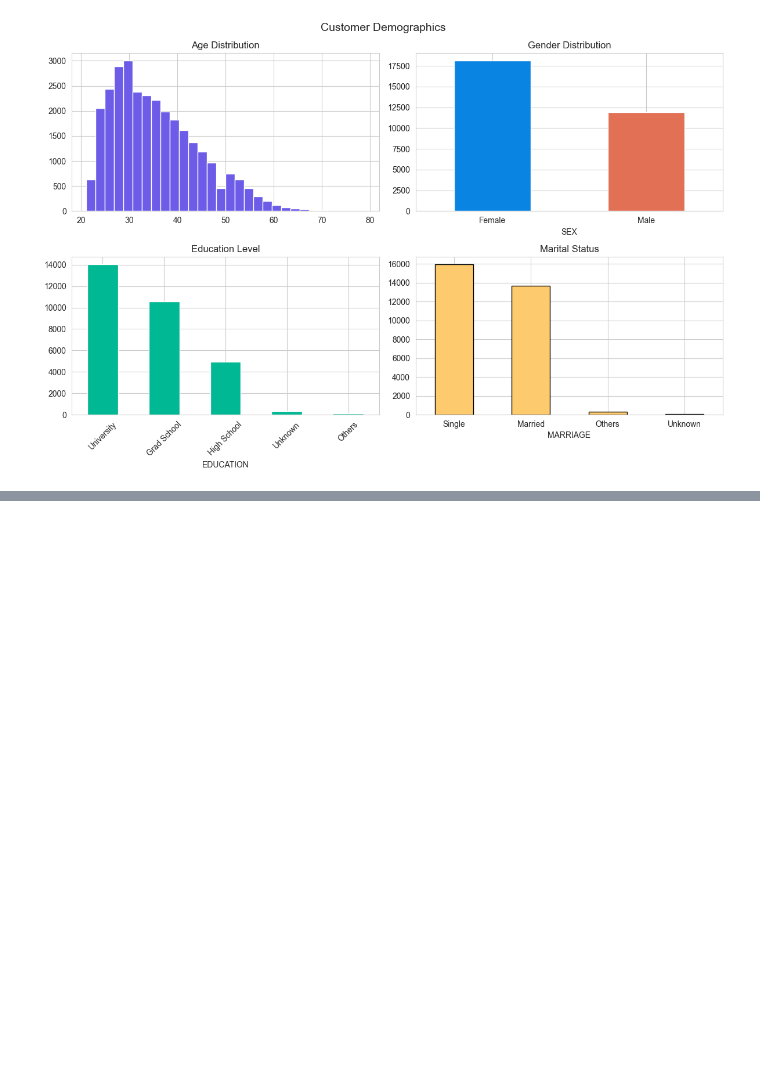
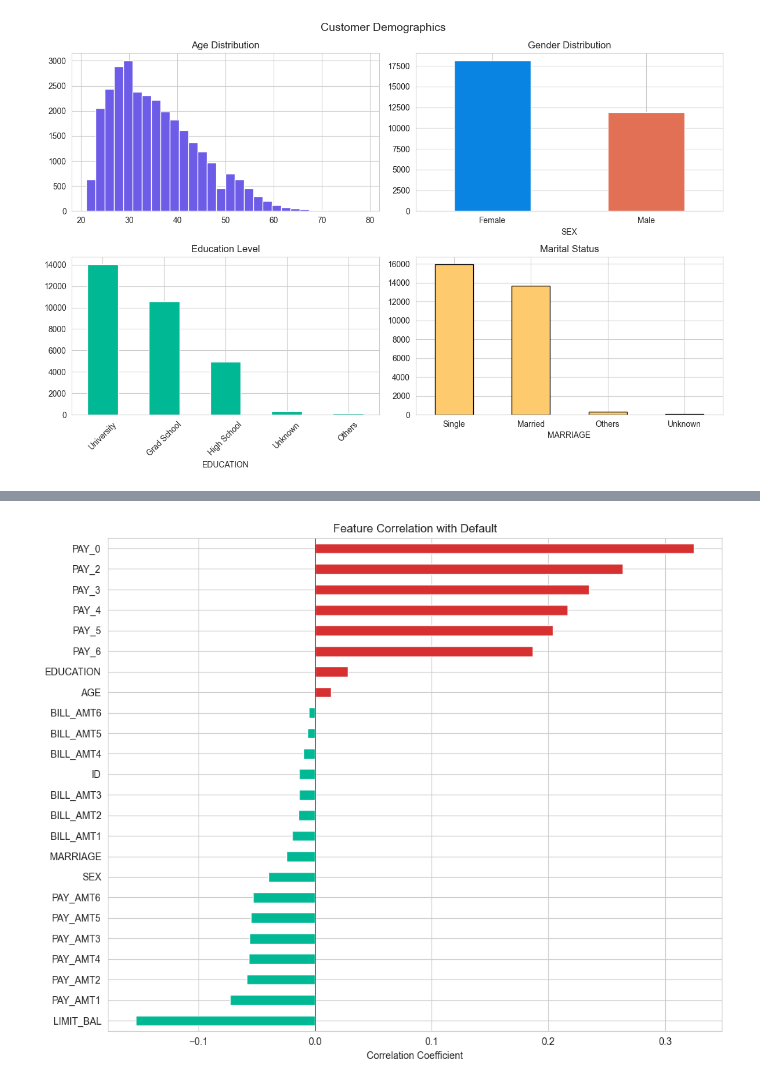
Before and after one commit to RajdeepOfGithub/SBDR, a Jupyter notebook: notebooks/01_data_loading.ipynb, the cells around one changed output, grey strips where cells are left out. Saved outputs shown, nothing was run; the diff lists cells and outputs as text; code cells hidden in the pictures; blank space fills up the shorter version.

```diff
--- a/notebooks/01_data_loading.ipynb
+++ b/notebooks/01_data_loading.ipynb
@@ -276,0 +298,13 @@ plt.show()
+# %%
+# Correlation with target
+corr = df.corr()['default payment next month'].drop('default payment next month').sort_values()
+
+fig, ax = plt.subplots(figsize=(10, 8))
+corr.plot(kind='barh', color=[('#d63031' if v > 0 else '#00b894') for v in corr.values], ax=ax)
+ax.set_title('Feature Correlation with Default')
+ax.set_xlabel('Correlation Coefficient')
+ax.axvline(x=0, color='black', linewidth=0.5)
+plt.tight_layout()
+plt.show()
+# %% [output]
+[figure, added]
```
Also changed, not shown: parts of 3 cells of this notebook.
